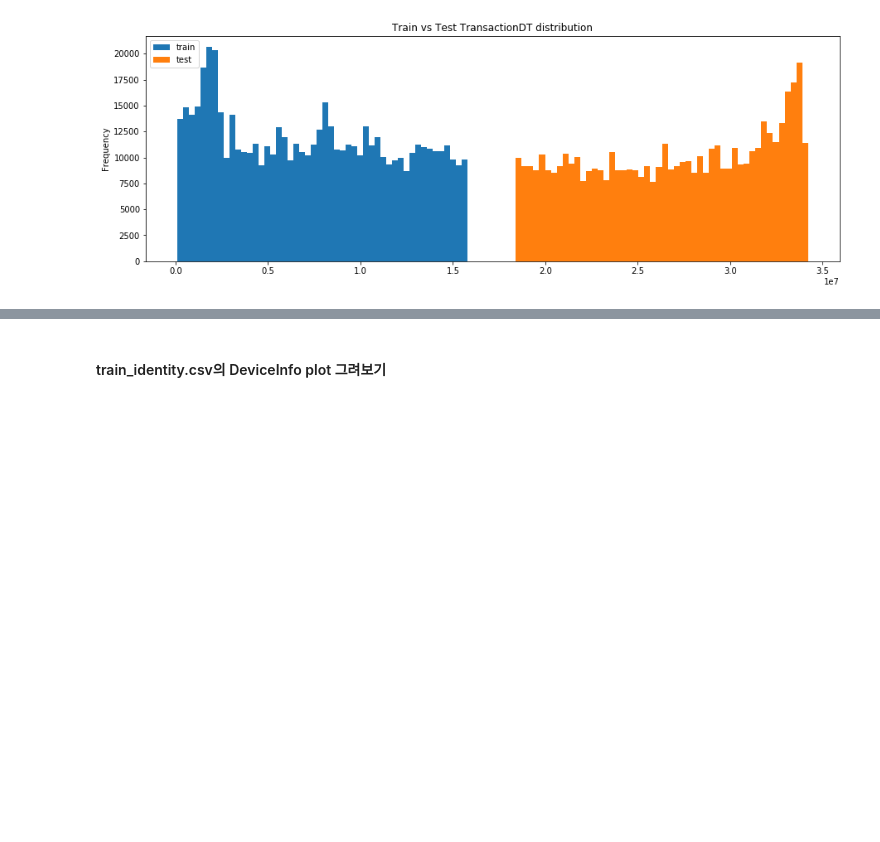
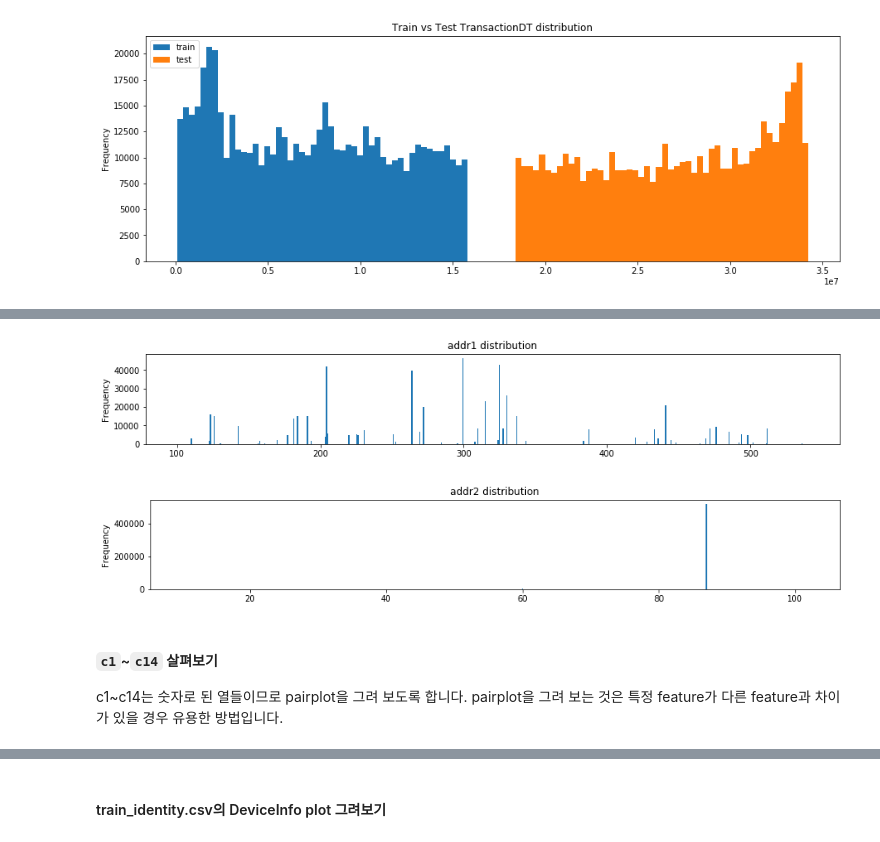
Before and after one commit to loveAlakazam/kaggle_IEEE_CIS_Fraud_Detection, a Jupyter notebook: Simple EDA of IEEE-FRAUD dataset.ipynb, the cells around one changed output, grey strips where cells are left out. Saved outputs shown, nothing was run; the diff lists cells and outputs as text; code cells hidden in the pictures; blank space fills up the shorter version.

```diff
--- a/Simple EDA of IEEE-FRAUD dataset.ipynb
+++ b/Simple EDA of IEEE-FRAUD dataset.ipynb
@@ -213,0 +266,11 @@ plt.tight_layout()
+# %%
+train_tran['addr1'].plot(kind='hist', bins=500, figsize=(15, 2), title='addr1 distribution')
+plt.show()
+train_tran['addr2'].plot(kind='hist', bins=500, figsize=(15, 2), title='addr2 distribution')
+plt.show()
+# %% [output]
+[figure, added]
+[figure, added]
+# %% [markdown]
+#### `c1`~`c14` 살펴보기
+c1~c14는 숫자로 된 열들이므로 pairplot을 그려 보도록 합니다. pairplot을 그려 보는 것은 특정 feature가 다른 feature과 차이가 있을 경우 유용한 방법입니다.
```
Also changed, not shown: parts of 38 cells of this notebook.
